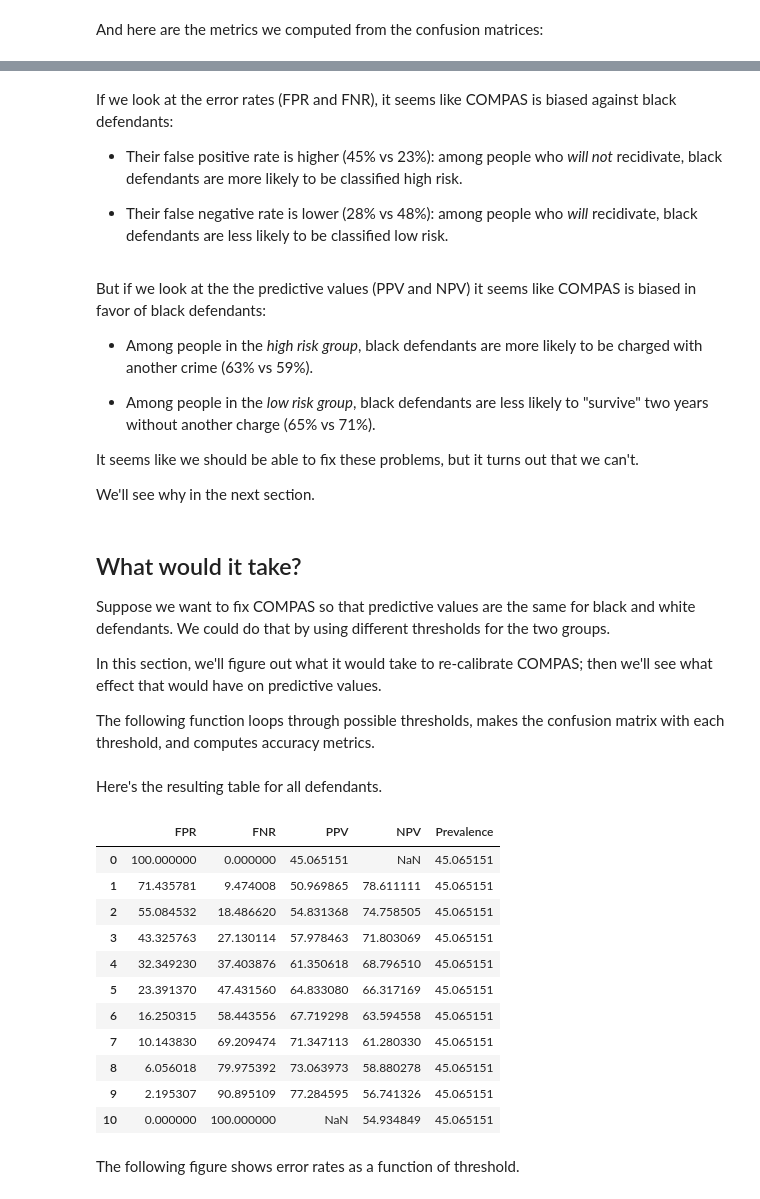
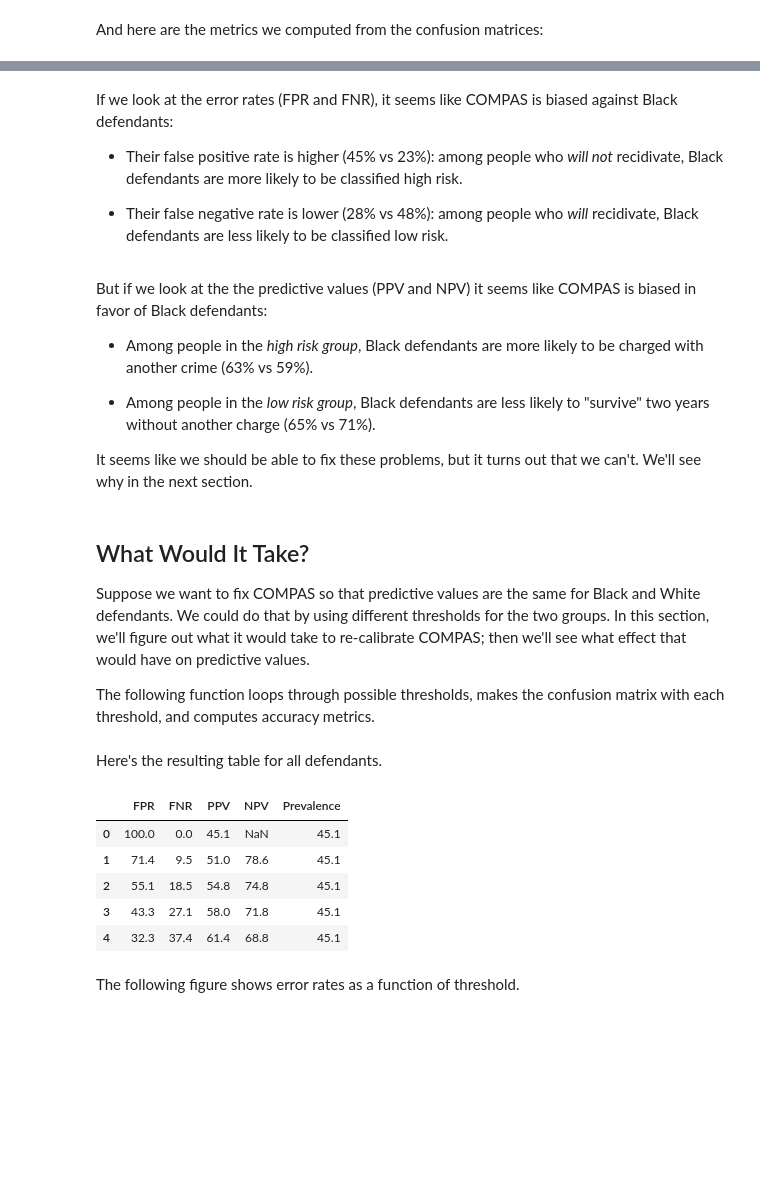
Before and after one commit to AllenDowney/RecidivismCaseStudy, a Jupyter notebook: 02_calibration.ipynb, the cells around one changed output, grey strips where cells are left out. Cells and saved outputs as stored; diff of their text form; code cells hidden in the pictures; blank space fills up the shorter version.

```diff
--- a/02_calibration.ipynb
+++ b/02_calibration.ipynb
@@ -191,24 +181,22 @@ metrics_black
 # %% [markdown]
-If we look at the error rates (FPR and FNR), it seems like COMPAS is biased against black defendants:
+If we look at the error rates (FPR and FNR), it seems like COMPAS is biased against Black defendants:
 
-* Their false positive rate is higher (45% vs 23%): among people who *will not* recidivate, black defendants are more likely to be classified high risk.
+* Their false positive rate is higher (45% vs 23%): among people who *will not* recidivate, Black defendants are more likely to be classified high risk.
 
-* Their false negative rate is lower (28% vs 48%): among people who *will* recidivate, black defendants are less likely to be classified low risk.
+* Their false negative rate is lower (28% vs 48%): among people who *will* recidivate, Black defendants are less likely to be classified low risk.
 # %% [markdown]
-But if we look at the the predictive values (PPV and NPV) it seems like COMPAS is biased in favor of black defendants:
+But if we look at the the predictive values (PPV and NPV) it seems like COMPAS is biased in favor of Black defendants:
 
-* Among people in the *high risk group*, black defendants are more likely to be charged with another crime (63% vs 59%).
+* Among people in the *high risk group*, Black defendants are more likely to be charged with another crime (63% vs 59%).
 
-* Among people in the *low risk group*, black defendants are less likely to "survive" two years without another charge (65% vs 71%).
+* Among people in the *low risk group*, Black defendants are less likely to "survive" two years without another charge (65% vs 71%).
 
 It seems like we should be able to fix these problems, but it turns out that we can't.
-
 We'll see why in the next section.
 # %% [markdown]
-## What would it take?
+## What Would It Take?
 
-Suppose we want to fix COMPAS so that predictive values are the same for black and white defendants.  We could do that by using different thresholds for the two groups.
-
+Suppose we want to fix COMPAS so that predictive values are the same for Black and White defendants.  We could do that by using different thresholds for the two groups.
 In this section, we'll figure out what it would take to re-calibrate COMPAS; then we'll see what effect that would have on predictive values.
 
 The following function loops through possible thresholds, makes the confusion matrix with each threshold, and computes accuracy metrics.
@@ -235,20 +223,14 @@ def sweep_threshold(cp):
 Here's the resulting table for all defendants.
 # %%
 table_all = sweep_threshold(cp)
-table_all
+table_all.head()
 # %% [output]
 |  | FPR | FNR | PPV | NPV | Prevalence |
-| 0 | 100.000000 | 0.000000 | 45.065151 | NaN | 45.065151 |
-| 1 | 71.435781 | 9.474008 | 50.969865 | 78.611111 | 45.065151 |
-| 2 | 55.084532 | 18.486620 | 54.831368 | 74.758505 | 45.065151 |
-| 3 | 43.325763 | 27.130114 | 57.978463 | 71.803069 | 45.065151 |
-| 4 | 32.349230 | 37.403876 | 61.350618 | 68.796510 | 45.065151 |
-| 5 | 23.391370 | 47.431560 | 64.833080 | 66.317169 | 45.065151 |
-| 6 | 16.250315 | 58.443556 | 67.719298 | 63.594558 | 45.065151 |
-| 7 | 10.143830 | 69.209474 | 71.347113 | 61.280330 | 45.065151 |
-| 8 | 6.056018 | 79.975392 | 73.063973 | 58.880278 | 45.065151 |
-| 9 | 2.195307 | 90.895109 | 77.284595 | 56.741326 | 45.065151 |
-| 10 | 0.000000 | 100.000000 | NaN | 54.934849 | 45.065151 |
+| 0 | 100.0 | 0.0 | 45.1 | NaN | 45.1 |
+| 1 | 71.4 | 9.5 | 51.0 | 78.6 | 45.1 |
+| 2 | 55.1 | 18.5 | 54.8 | 74.8 | 45.1 |
+| 3 | 43.3 | 27.1 | 58.0 | 71.8 | 45.1 |
+| 4 | 32.3 | 37.4 | 61.4 | 68.8 | 45.1 |
 # %% [markdown]
 The following figure shows error rates as a function of threshold.
 # %%
```
Also changed, not shown: parts of 60 cells of this notebook, 2 other files.
